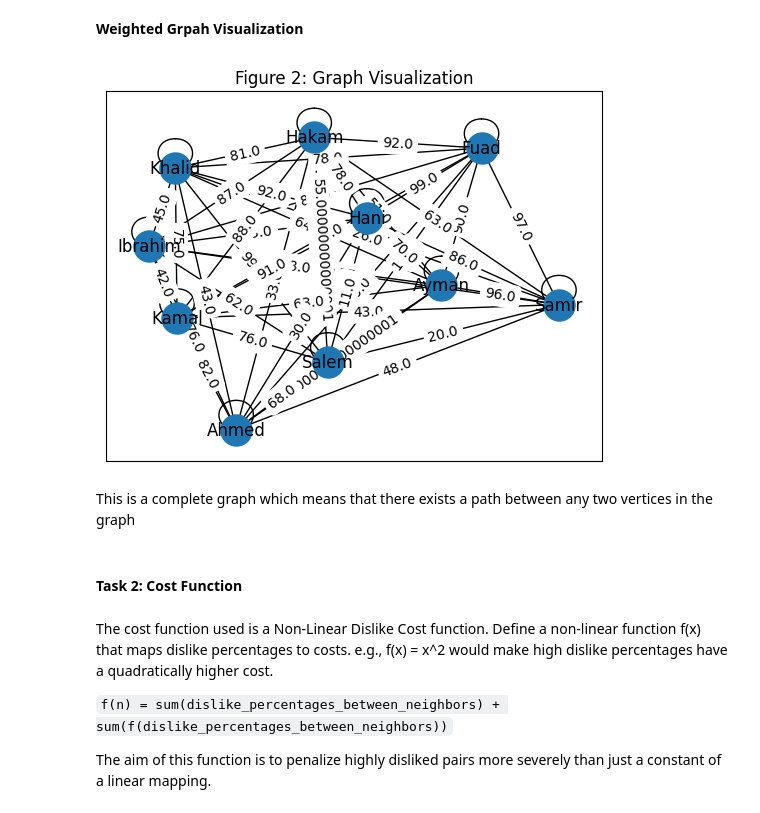
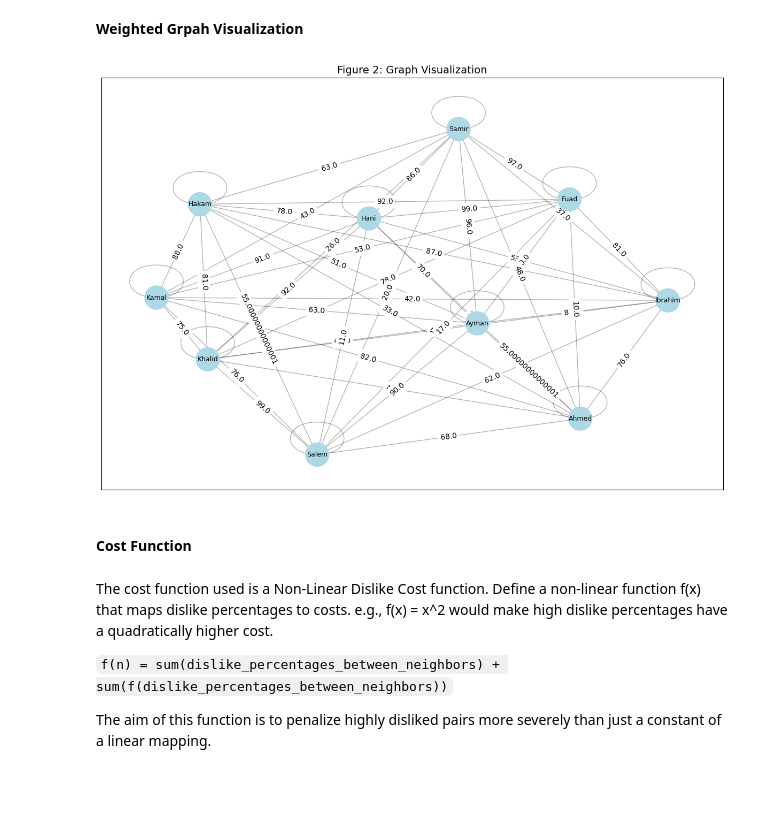
Before and after one commit to sondosaabed/Round-Table-Seating-Arrangement-Metaheuristic, a Jupyter notebook: round-table-seating.ipynb, the cells around one changed output. Cells and saved outputs as stored; diff of their text form; code cells hidden in the pictures; blank space fills up the shorter version.

```diff
--- a/round-table-seating.ipynb
+++ b/round-table-seating.ipynb
@@ -162,19 +164,18 @@ Graph with 10 nodes and 55 edges
 <b>Weighted Grpah Visualization</b>
 # %%
 pos = nx.spring_layout(graph)
+node_size = [1000 for _ in graph.nodes]
 labels = nx.get_edge_attributes(graph, 'weight')
-nx.draw_networkx_nodes(graph, pos, node_size=500)
-nx.draw_networkx_edges(graph, pos)
+plt.figure(figsize=(15, 10))
+nx.draw_networkx_nodes(graph, pos, node_size=node_size, node_color="lightblue")
+nx.draw_networkx_edges(graph, pos, alpha=0.3, width=1)
 nx.draw_networkx_edge_labels(graph, pos, edge_labels=labels)
-nx.draw_networkx_labels(graph, pos)
-plt.title('Figure 2: Graph Visualization')
-plt.show()
+nx.draw_networkx_labels(graph, pos, font_size=9)
+plt.title('Figure 2: Graph Visualization', fontsize=14) ;
 # %% [output]
-[figure, old version]
+[figure, new version]
-# %% [markdown]
-This is a complete graph which means that there exists a path between any two vertices in the graph
 # %% [markdown]
-#### <b>Task 2: Cost Function</b>
+#### <b>Cost Function</b>
 # %% [markdown]
 The cost function used is a Non-Linear Dislike Cost function. Define a non-linear function f(x) that maps dislike percentages to costs. e.g., f(x) = x^2 would make high dislike percentages have a quadratically higher cost.
 
```
Also changed, not shown: parts of 18 cells of this notebook.
